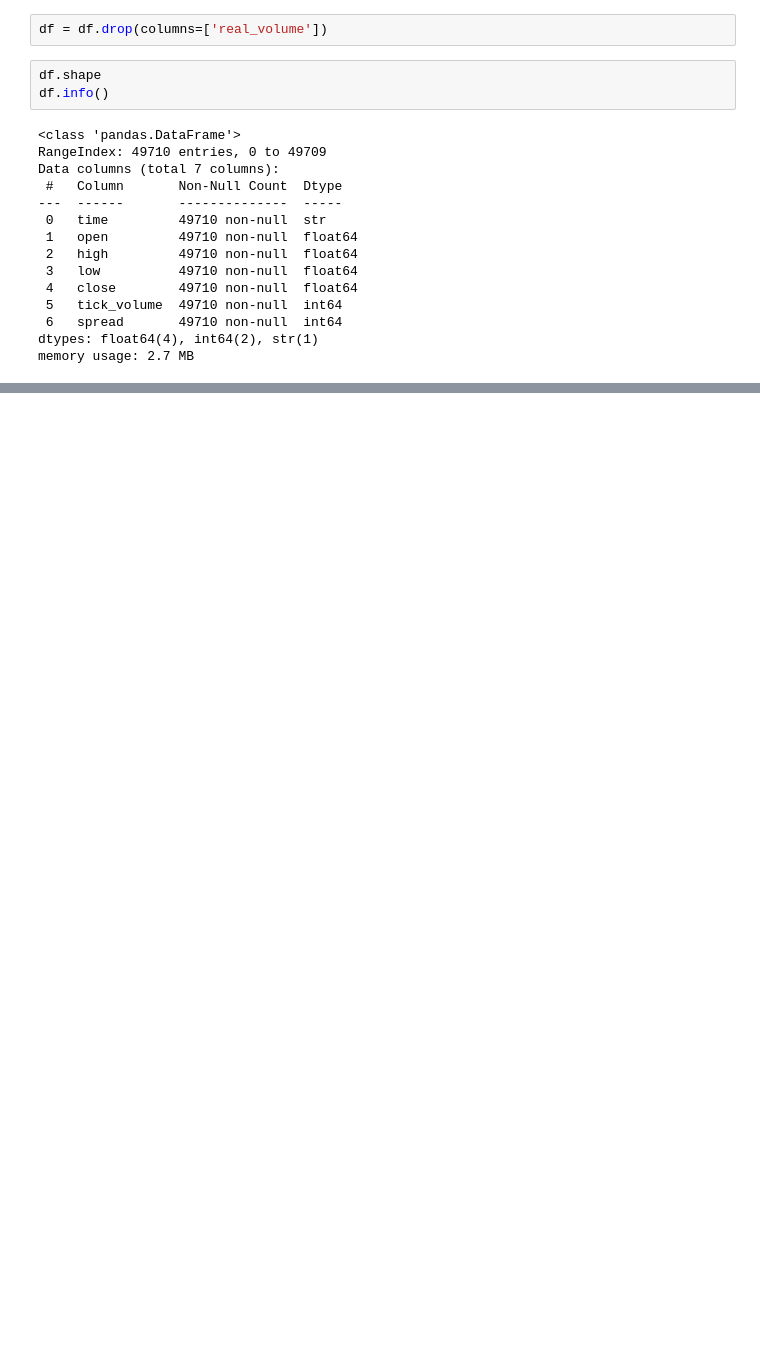
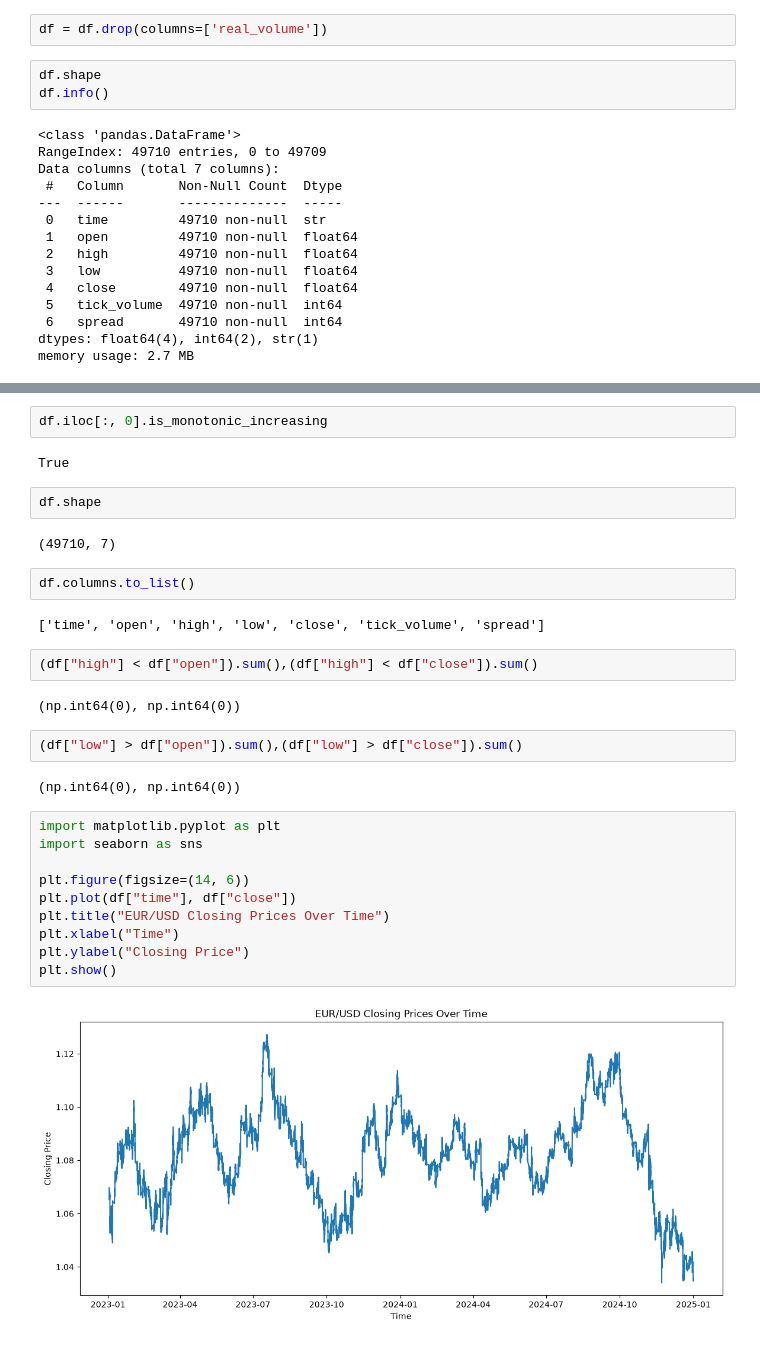
Before and after one commit to Boogema-n/forex-data, a Jupyter notebook: forex.ipynb, the cells around one changed output, grey strips where cells are left out. Drawn from its saved outputs; the diff is of its cells as text; blank space fills up the shorter version.

```diff
--- a/forex.ipynb
+++ b/forex.ipynb
@@ -54,0 +97,32 @@ KeyError: 'time'
+# %%
+df.iloc[:, 0].is_monotonic_increasing
+# %% [output]
+True
+# %%
+df.shape
+# %% [output]
+(49710, 7)
+# %%
+df.columns.to_list()
+# %% [output]
+['time', 'open', 'high', 'low', 'close', 'tick_volume', 'spread']
+# %%
+(df["high"] < df["open"]).sum(),(df["high"] < df["close"]).sum()
+# %% [output]
+(np.int64(0), np.int64(0))
+# %%
+(df["low"] > df["open"]).sum(),(df["low"] > df["close"]).sum()
+# %% [output]
+(np.int64(0), np.int64(0))
+# %%
+import matplotlib.pyplot as plt
+import seaborn as sns
+
+plt.figure(figsize=(14, 6))
+plt.plot(df["time"], df["close"])
+plt.title("EUR/USD Closing Prices Over Time")
+plt.xlabel("Time")
+plt.ylabel("Closing Price")
+plt.show()
+# %% [output]
+[figure, added]
```
Also changed, not shown: parts of 13 cells of this notebook.
